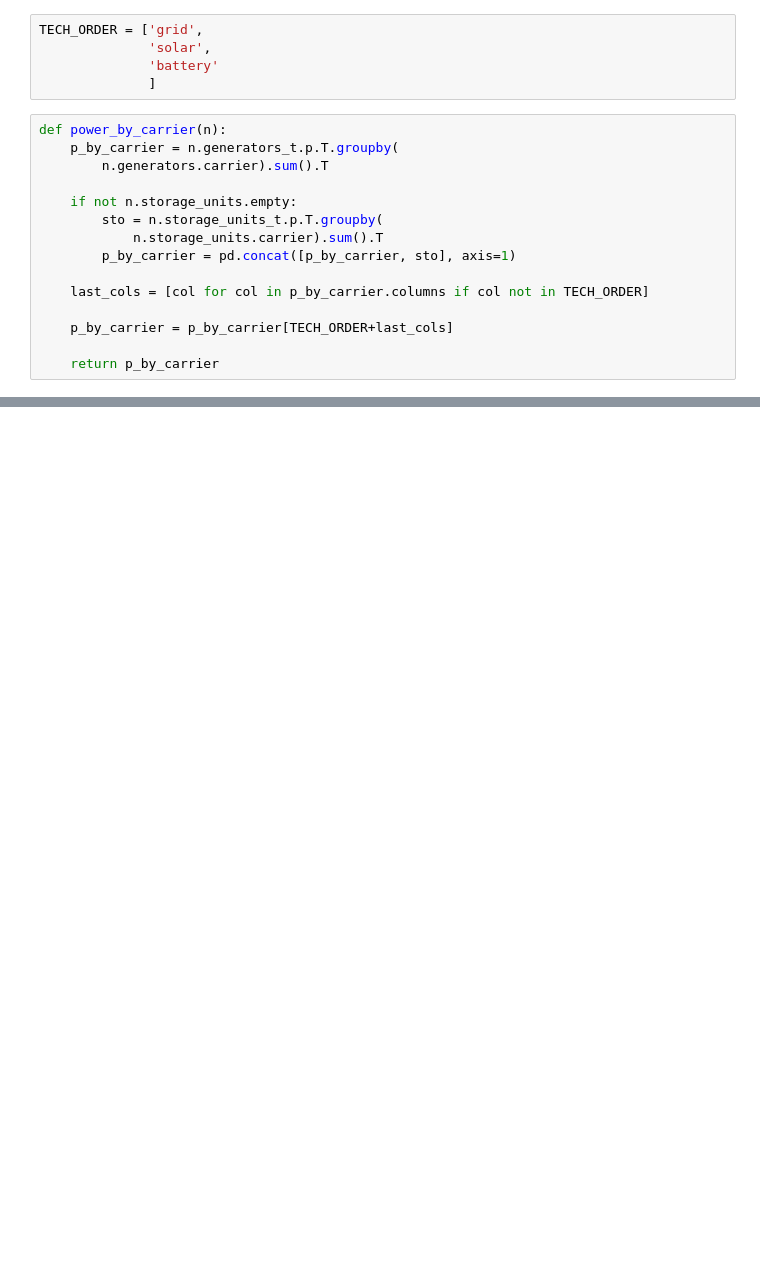
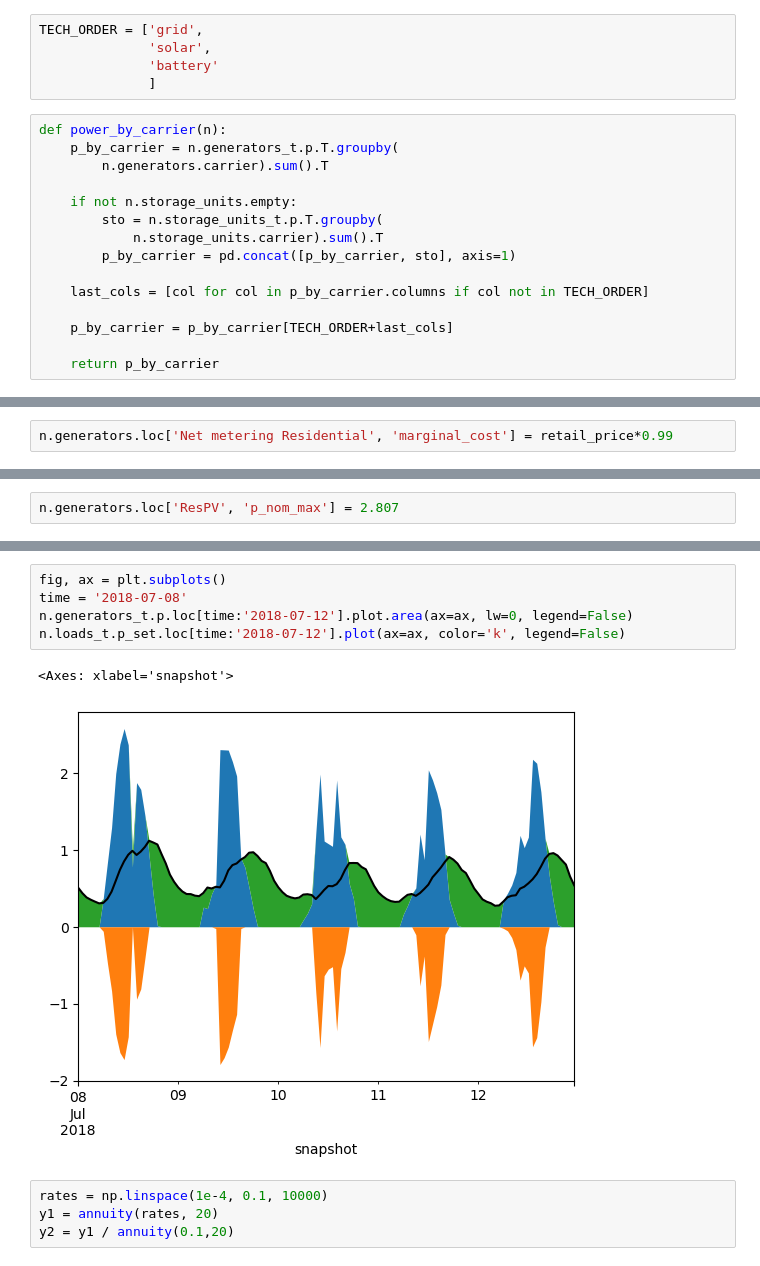
Before and after one commit to ucsusa/2024-kansas-city-analysis, a Jupyter notebook: notebooks/10-pypsa-model.ipynb, the cells around one changed output, grey strips where cells are left out. Drawn from its saved outputs; the diff is of its cells as text; blank space fills up the shorter version.

```diff
--- a/notebooks/10-pypsa-model.ipynb
+++ b/notebooks/10-pypsa-model.ipynb
@@ -269,0 +376,2 @@ n.storage_units_t.p_store.loc[time].plot(ax=ax, legend=False)
+# %%
+n.generators.loc['Net metering Residential', 'marginal_cost'] = retail_price*0.99
@@ -269,0 +386,2 @@ n.storage_units_t.p_store.loc[time].plot(ax=ax, legend=False)
+# %%
+n.generators.loc['ResPV', 'p_nom_max'] = 2.807
@@ -269,0 +421,12 @@ n.storage_units_t.p_store.loc[time].plot(ax=ax, legend=False)
+# %%
+fig, ax = plt.subplots()
+time = '2018-07-08'
+n.generators_t.p.loc[time:'2018-07-12'].plot.area(ax=ax, lw=0, legend=False)
+n.loads_t.p_set.loc[time:'2018-07-12'].plot(ax=ax, color='k', legend=False)
+# %% [output]
+<Axes: xlabel='snapshot'>
+[figure, added]
+# %%
+rates = np.linspace(1e-4, 0.1, 10000)
+y1 = annuity(rates, 20)
+y2 = y1 / annuity(0.1,20)
```
Also changed, not shown: parts of 51 cells of this notebook.
